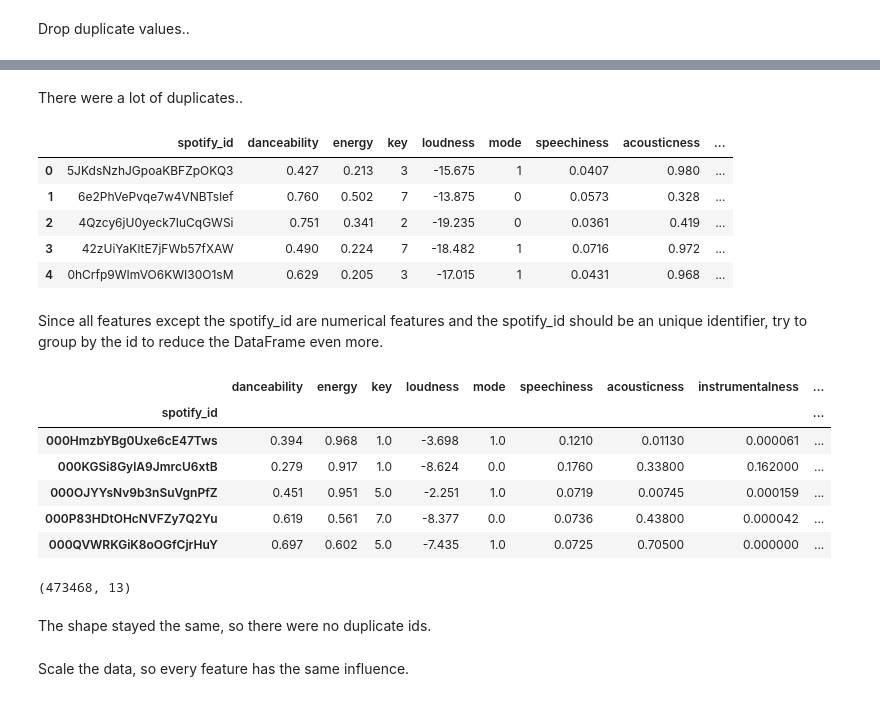
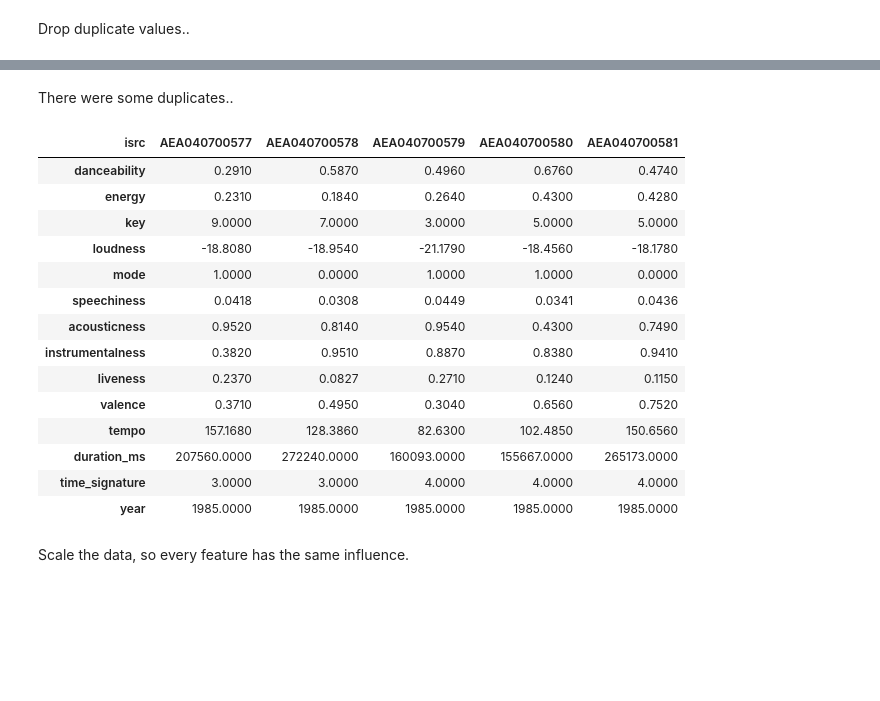
Before and after one commit to Jannis37/80s-recommender, a Jupyter notebook: recommender.ipynb, the cells around one changed output, grey strips where cells are left out. Drawn from its saved outputs; the diff is of its cells as text; code cells hidden in the pictures; blank space fills up the shorter version.

Commit message:
Finalized recommender + added viz

```diff
--- a/recommender.ipynb
+++ b/recommender.ipynb
@@ -271,0 +376,2 @@ by_isrc.drop(index=indices.values)
+# %%
+by_isrc['year'] = by_isrc['release_date'].apply(lambda x: int(x[:4]))
@@ -271,0 +382,3 @@ by_isrc.drop(index=indices.values)
+# %%
+index_songs_from_2023 = list(by_isrc[by_isrc['year'] == 2023].index)
+by_isrc.drop(index=index_songs_from_2023, inplace=True)
@@ -271,0 +389,2 @@ by_isrc.drop(index=indices.values)
+# %%
+by_isrc.release_date_precision = by_isrc.release_date_precision.astype(str)
@@ -272,7 +393,7 @@ by_isrc.drop(index=indices.values)
 # %% [markdown]
 Create a DataFrame which contains only the relevant features for the recommender system
 # %%
-df_recommender = df.drop(columns=['artists', 'genres','album', 'release_date', 'release_date_precision', 'chart_power', 'uri', 'popularity', 'name', 'isrc'])
+df_recommender = by_isrc.drop(columns=['artists', 'genres', 'album', 'release_date', 'release_date_precision', 'chart_power', 'uri', 'popularity', 'name', 'spotify_id'])
 # %% [markdown]
 Drop duplicate values..
 # %%
@@ -288,13 +409,20 @@ df_recommender.shape
 # %% [markdown]
-There were a lot of duplicates..
+There were some duplicates..
 # %%
-df_recommender.head()
+df_recommender.head().T
 # %% [output]
-|  | spotify_id | danceability | energy | key | loudness | mode | speechiness | acousticness | ... |
-| 0 | 5JKdsNzhJGpoaKBFZpOKQ3 | 0.427 | 0.213 | 3 | -15.675 | 1 | 0.0407 | 0.980 | ... |
-| 1 | 6e2PhVePvqe7w4VNBTslef | 0.760 | 0.502 | 7 | -13.875 | 0 | 0.0573 | 0.328 | ... |
-| 2 | 4Qzcy6jU0yeck7IuCqGWSi | 0.751 | 0.341 | 2 | -19.235 | 0 | 0.0361 | 0.419 | ... |
-| 3 | 42zUiYaKltE7jFWb57fXAW | 0.490 | 0.224 | 7 | -18.482 | 1 | 0.0716 | 0.972 | ... |
-| 4 | 0hCrfp9WImVO6KWI30O1sM | 0.629 | 0.205 | 3 | -17.015 | 1 | 0.0431 | 0.968 | ... |
+| isrc | AEA040700577 | AEA040700578 | AEA040700579 | AEA040700580 | AEA040700581 |
+| danceability | 0.2910 | 0.5870 | 0.4960 | 0.6760 | 0.4740 |
+| energy | 0.2310 | 0.1840 | 0.2640 | 0.4300 | 0.4280 |
+| key | 9.0000 | 7.0000 | 3.0000 | 5.0000 | 5.0000 |
+| loudness | -18.8080 | -18.9540 | -21.1790 | -18.4560 | -18.1780 |
+| mode | 1.0000 | 0.0000 | 1.0000 | 1.0000 | 0.0000 |
+| speechiness | 0.0418 | 0.0308 | 0.0449 | 0.0341 | 0.0436 |
+| acousticness | 0.9520 | 0.8140 | 0.9540 | 0.4300 | 0.7490 |
+| instrumentalness | 0.3820 | 0.9510 | 0.8870 | 0.8380 | 0.9410 |
+| liveness | 0.2370 | 0.0827 | 0.2710 | 0.1240 | 0.1150 |
+| valence | 0.3710 | 0.4950 | 0.3040 | 0.6560 | 0.7520 |
+| tempo | 157.1680 | 128.3860 | 82.6300 | 102.4850 | 150.6560 |
+| duration_ms | 207560.0000 | 272240.0000 | 160093.0000 | 155667.0000 | 265173.0000 |
+| time_signature | 3.0000 | 3.0000 | 4.0000 | 4.0000 | 4.0000 |
+| year | 1985.0000 | 1985.0000 | 1985.0000 | 1985.0000 | 1985.0000 |
-# %% [markdown]
-Since all features except the spotify_id are numerical features and the spotify_id should be an unique identifier, try to group by the id to reduce the DataFrame even more.
@@ -303,17 +429,3 @@ df_recommender = df_recommender.groupby(['spotify_id']).mean()
-# %%
-display(df_recommender.head())
-df_recommender.shape
-# %% [output]
-|  | danceability | energy | key | loudness | mode | speechiness | acousticness | instrumentalness | ... |
-| spotify_id |  |  |  |  |  |  |  |  | ... |
-| 000HmzbYBg0Uxe6cE47Tws | 0.394 | 0.968 | 1.0 | -3.698 | 1.0 | 0.1210 | 0.01130 | 0.000061 | ... |
-| 000KGSi8GylA9JmrcU6xtB | 0.279 | 0.917 | 1.0 | -8.624 | 0.0 | 0.1760 | 0.33800 | 0.162000 | ... |
-| 000OJYYsNv9b3nSuVgnPfZ | 0.451 | 0.951 | 5.0 | -2.251 | 1.0 | 0.0719 | 0.00745 | 0.000159 | ... |
-| 000P83HDtOHcNVFZy7Q2Yu | 0.619 | 0.561 | 7.0 | -8.377 | 0.0 | 0.0736 | 0.43800 | 0.000042 | ... |
-| 000QVWRKGiK8oOGfCjrHuY | 0.697 | 0.602 | 5.0 | -7.435 | 1.0 | 0.0725 | 0.70500 | 0.000000 | ... |
-(473468, 13)
-# %% [markdown]
-The shape stayed the same, so there were no duplicate ids.
 # %% [markdown]
 Scale the data, so every feature has the same influence.
 # %%
```
Also changed, not shown: parts of 67 cells of this notebook, 3 other files.
